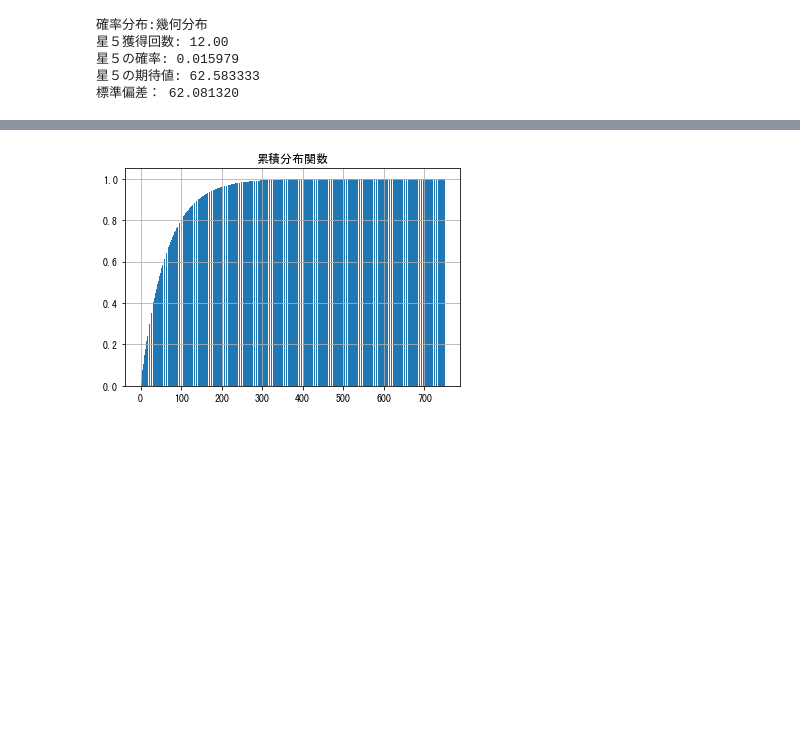
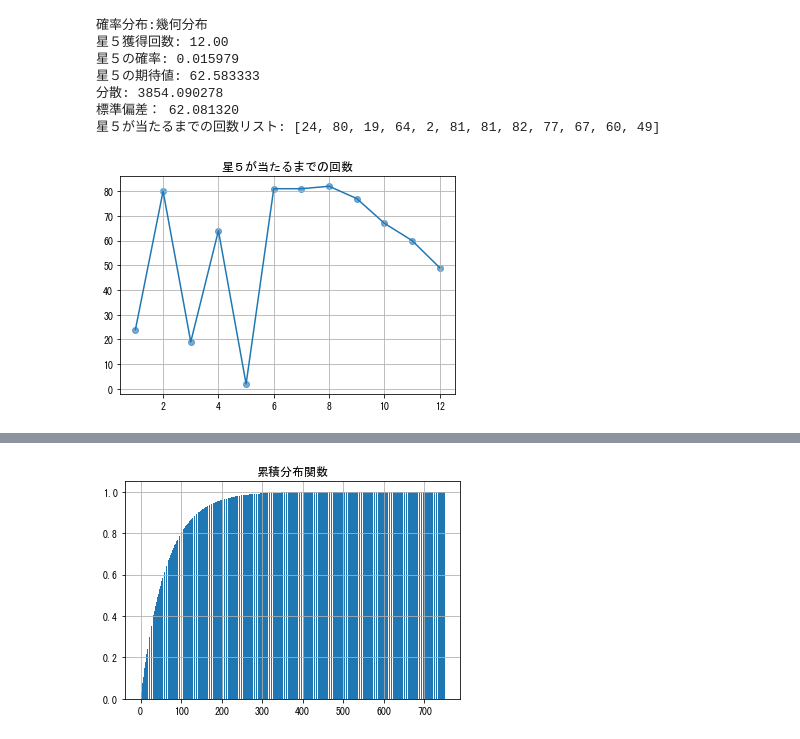
Before and after one commit to Colincon2020/paimon_statistic, a Jupyter notebook: paimon_characters_estimation.ipynb, the cells around one changed output, grey strips where cells are left out. Saved outputs shown, nothing was run; the diff lists cells and outputs as text; code cells hidden in the pictures; blank space fills up the shorter version.

```diff
--- a/paimon_characters_estimation.ipynb
+++ b/paimon_characters_estimation.ipynb
@@ -22,25 +22,48 @@ characters_5star_list = [
     "shenhe",
     "zhongli",
     "yae_miko"]
-characters_5star_wish_count = 0
-wish_count = 580 + 171
+characters_5star_wish_count = 0 #星５の合計
+wish_count = 580 + 171 #祈願合計数
+one_time_count_list = [] #星５が当たるまでの祈願回数収納リスト
+one_time_count = 0 #星５が当たるまでの祈願回数
 data = json_file.get("wish-counter-character-event")["pulls"]
 for i in data:
+    one_time_count += 1
     if i["id"] in characters_5star_list:
         characters_5star_wish_count += 1
+        one_time_count_list.append(one_time_count)
+        one_time_count = 0
 data2 = json_file.get("wish-counter-standard")["pulls"]
-for i in data2:
-    if i["id"] in characters_5star_list:
+one_time_count = 0
+for i2 in data2:
+    one_time_count += 1
+    if i2["id"] in characters_5star_list:
         characters_5star_wish_count += 1
+        one_time_count_list.append(one_time_count)
+        one_time_count = 0
 print("確率分布:幾何分布")
 print("星５獲得回数: {:.2f}".format(characters_5star_wish_count))
 p1 = characters_5star_wish_count/wish_count
 print("星５の確率: {:.6f}".format(p1))
 print("星５の期待値: {:.6f}".format(1/p1))
+print("分散: {:.6f}".format((1-p1)/(p1*p1)))
 print("標準偏差： {:.6f}".format(math.sqrt((1-p1)/(p1*p1))))
+print("星５が当たるまでの回数リスト:",one_time_count_list)
 # %% [output]
 確率分布:幾何分布
 星５獲得回数: 12.00
 星５の確率: 0.015979
 星５の期待値: 62.583333
+分散: 3854.090278
 標準偏差： 62.081320
+星５が当たるまでの回数リスト: [24, 80, 19, 64, 2, 81, 81, 82, 77, 67, 60, 49]
+# %%
+x = one_time_count_list
+y = range(1,len(one_time_count_list)+1)
+plt.scatter(y,x,alpha=0.6)
+plt.plot(y,x)
+plt.grid(axis='both')
+plt.title("星５が当たるまでの回数")
+plt.show()
+# %% [output]
+[figure, added]
```
Also changed, not shown: parts of 6 cells of this notebook.
